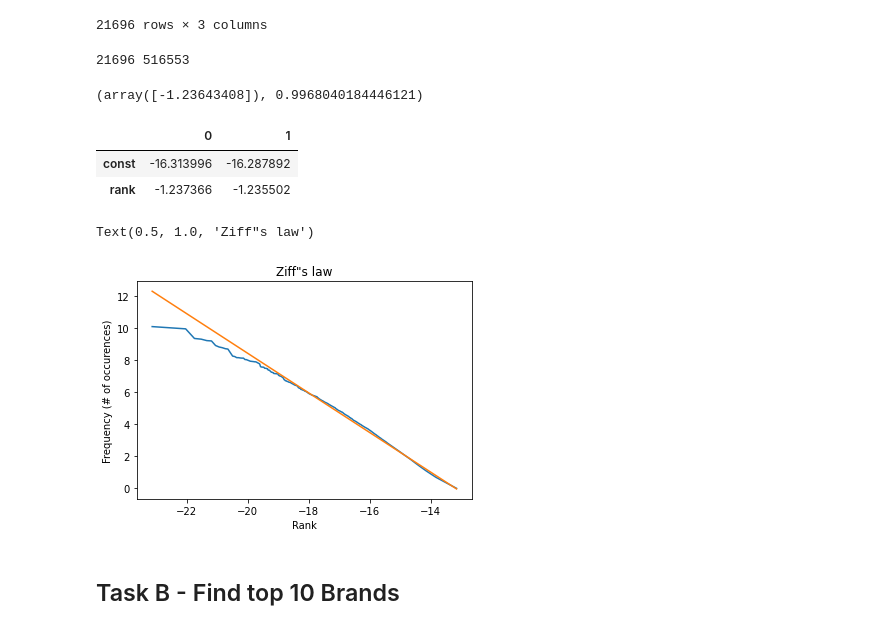
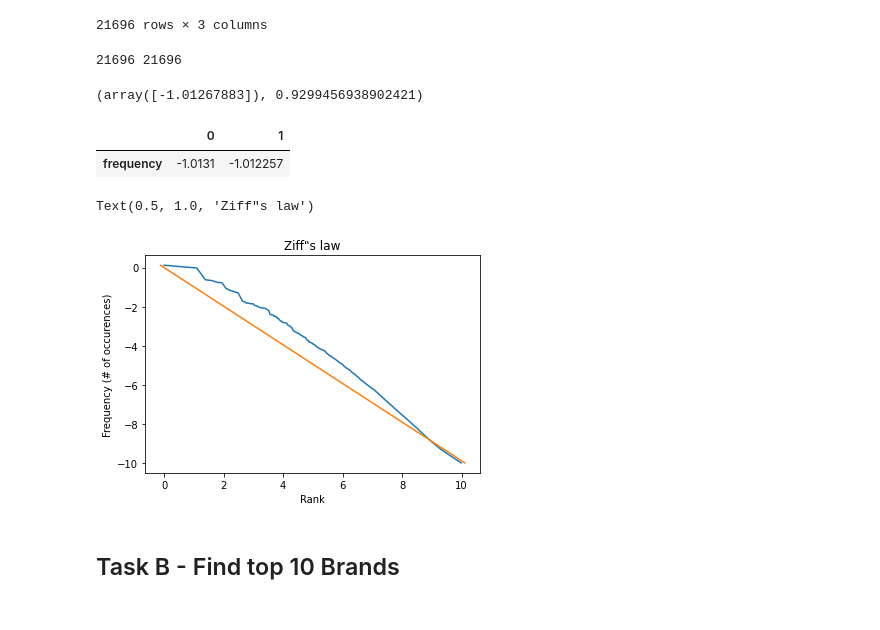
Before and after one commit to vicgpt/Unstructured-Data-Analytics, a Jupyter notebook: Assignment 1 - Car Brands/Car-Brand-Text-Analytics-vishal.ipynb, the cells around one changed output. Cells and saved outputs as stored; diff of their text form; code cells hidden in the pictures.

```diff
--- a/Assignment 1 - Car Brands/Car-Brand-Text-Analytics-vishal.ipynb
+++ b/Assignment 1 - Car Brands/Car-Brand-Text-Analytics-vishal.ipynb
@@ -19,6 +19,7 @@ data.shape
 # %% [markdown]
 ## Task A - Ziff's law
 # %%
-data = data.dropna()
+data = data.dropna().reset_index(drop=True)
 data.isnull().sum()
+data.shape
 # %% [output]
@@ -99,46 +98,44 @@ text_token_df
 # %%
 # tranforming frequenct and rank to x & y variables
 last_rank = text_token_df['rank'].max()
-n = text_token_df['frequency'].sum()
-# n = text_token_df.shape[0]
+# n = text_token_df['frequency'].sum()
+n = text_token_df.shape[0]
 print(last_rank, n)
 
-x = np.log(text_token_df['rank']/last_rank/n)
-y = np.log(text_token_df['frequency'])
+y = np.log(text_token_df['rank'])
+x = np.log(text_token_df['frequency']/n/1)
 df = pd.DataFrame(data={'x': x, 'y':y})
 # %% [output]
-21696 516553
+21696 21696
 # %%
 # hypothesis testing using linear regression
 from sklearn.linear_model import LinearRegression
 from sklearn.metrics import r2_score
-lr_model = LinearRegression(fit_intercept=True)
+lr_model = LinearRegression(fit_intercept=False)
 lr_model.fit(df[['x']], df['y'])
 lr_model.coef_, r2_score(df['y'], lr_model.predict(df[['x']]))
 # %% [output]
-(array([-1.23643408]), 0.9968040184446121)
+(array([-1.01267883]), 0.9299456938902421)
 # %%
 # hypothesis testing using linear regression
 import statsmodels.api as sm
-X = sm.add_constant(x)
-model = sm.OLS(y, X)
+model = sm.OLS(y, x)
 results = model.fit()
 results.conf_int()
 # %% [output]
 |  | 0 | 1 |
-| const | -16.313996 | -16.287892 |
-| rank | -1.237366 | -1.235502 |
+| frequency | -1.0131 | -1.012257 |
 # %%
 # plotting as per ziffs law
 from matplotlib import pyplot as plt
-plt.plot(x, y)
-plt.plot(x, lr_model.predict(df[['x']]))
+plt.plot(y, x)
+plt.plot(lr_model.predict(df[['x']]), x)
 plt.xlabel('Rank')
 plt.ylabel('Frequency (# of occurences)')
 plt.title('Ziff"s law')
 # %% [output]
 Text(0.5, 1.0, 'Ziff"s law')
-[figure, old version]
+[figure, new version]
 # %% [markdown]
 ## Task B - Find top 10 Brands
 # %%
```
Also changed, not shown: parts of 9 cells of this notebook.
